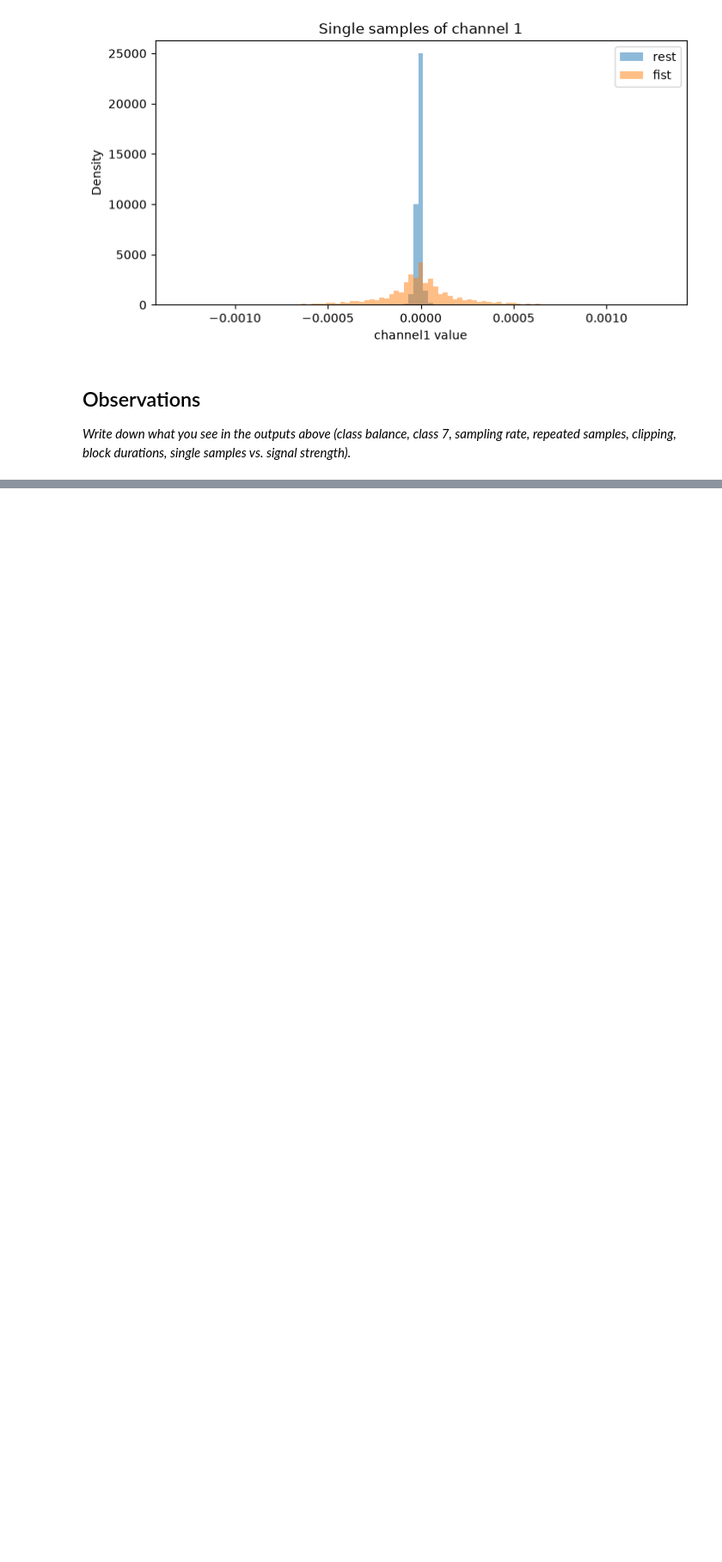
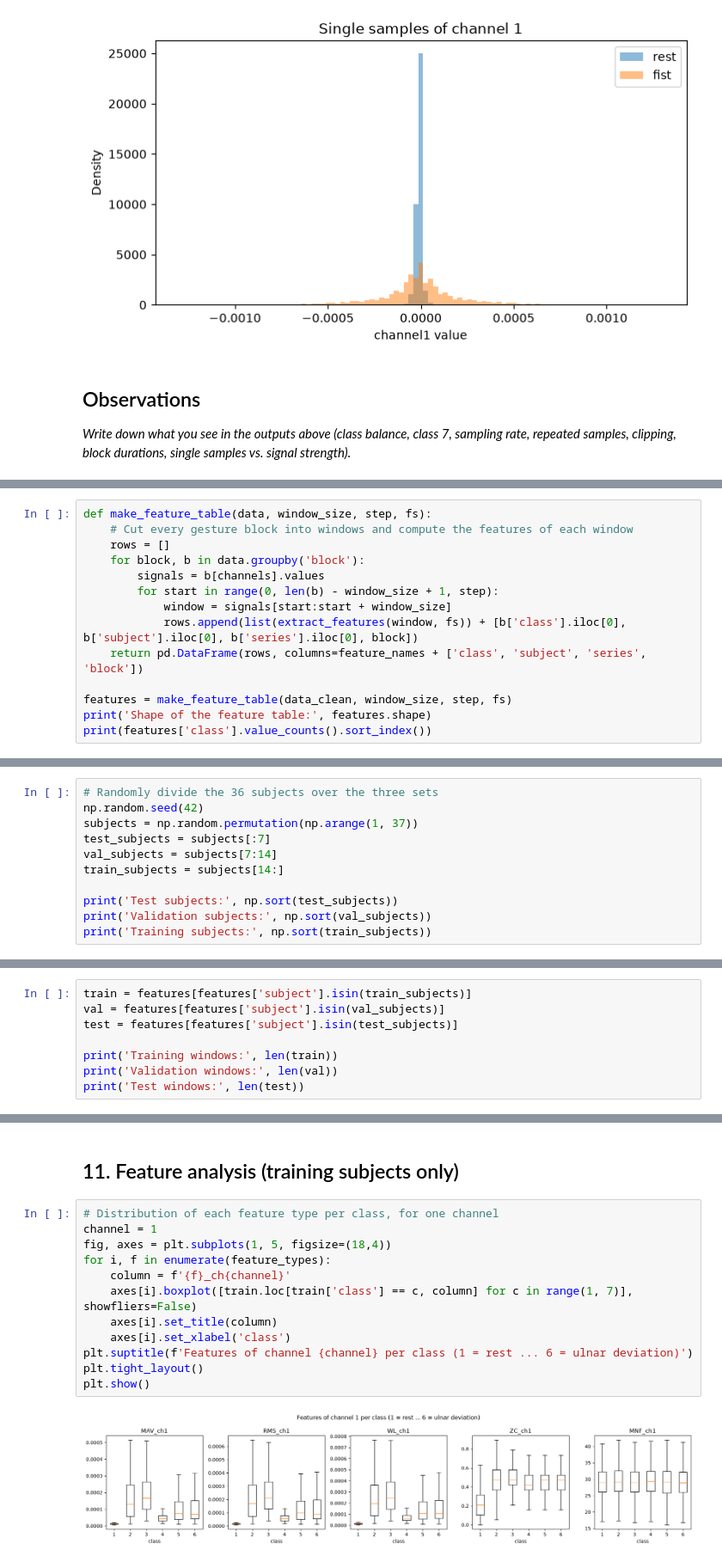
Before and after one commit to Aslakoi/EMG_classification, a Jupyter notebook: main.ipynb, the cells around one changed output, grey strips where cells are left out. Shown at 86% size. Cells and saved outputs as stored; diff of their text form; blank space fills up the shorter version.

```diff
--- a/main.ipynb
+++ b/main.ipynb
@@ -315,0 +559,14 @@ _Write down what you see in the outputs above (class balance, class 7, sampling
+# %%
+def make_feature_table(data, window_size, step, fs):
+    # Cut every gesture block into windows and compute the features of each window
+    rows = []
+    for block, b in data.groupby('block'):
+        signals = b[channels].values
+        for start in range(0, len(b) - window_size + 1, step):
+            window = signals[start:start + window_size]
+            rows.append(list(extract_features(window, fs)) + [b['class'].iloc[0], b['subject'].iloc[0], b['series'].iloc[0], block])
+    return pd.DataFrame(rows, columns=feature_names + ['class', 'subject', 'series', 'block'])
+
+features = make_feature_table(data_clean, window_size, step, fs)
+print('Shape of the feature table:', features.shape)
+print(features['class'].value_counts().sort_index())
@@ -315,0 +603,11 @@ _Write down what you see in the outputs above (class balance, class 7, sampling
+# %%
+# Randomly divide the 36 subjects over the three sets
+np.random.seed(42)
+subjects = np.random.permutation(np.arange(1, 37))
+test_subjects = subjects[:7]
+val_subjects = subjects[7:14]
+train_subjects = subjects[14:]
+
+print('Test subjects:', np.sort(test_subjects))
+print('Validation subjects:', np.sort(val_subjects))
+print('Training subjects:', np.sort(train_subjects))
@@ -315,0 +618,8 @@ _Write down what you see in the outputs above (class balance, class 7, sampling
+# %%
+train = features[features['subject'].isin(train_subjects)]
+val = features[features['subject'].isin(val_subjects)]
+test = features[features['subject'].isin(test_subjects)]
+
+print('Training windows:', len(train))
+print('Validation windows:', len(val))
+print('Test windows:', len(test))
@@ -315,0 +630,16 @@ _Write down what you see in the outputs above (class balance, class 7, sampling
+# %% [markdown]
+## 11. Feature analysis (training subjects only)
+# %%
+# Distribution of each feature type per class, for one channel
+channel = 1
+fig, axes = plt.subplots(1, 5, figsize=(18,4))
+for i, f in enumerate(feature_types):
+    column = f'{f}_ch{channel}'
+    axes[i].boxplot([train.loc[train['class'] == c, column] for c in range(1, 7)], showfliers=False)
+    axes[i].set_title(column)
+    axes[i].set_xlabel('class')
+plt.suptitle(f'Features of channel {channel} per class (1 = rest ... 6 = ulnar deviation)')
+plt.tight_layout()
+plt.show()
+# %% [output]
+[figure, added]
```
Also changed, not shown: parts of 41 cells of this notebook, 1 other file.
